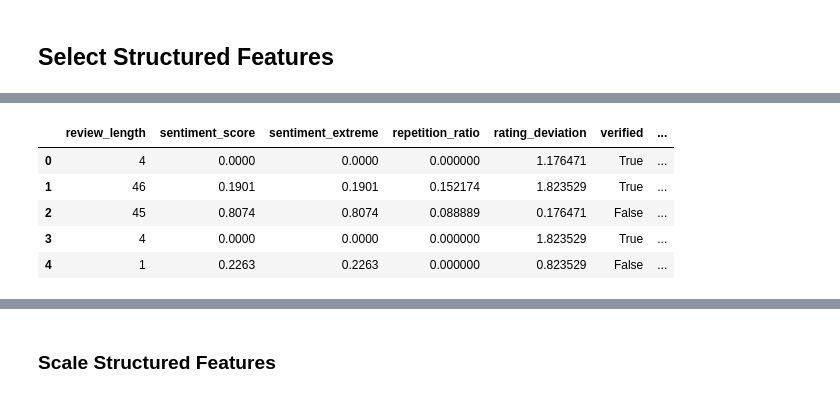
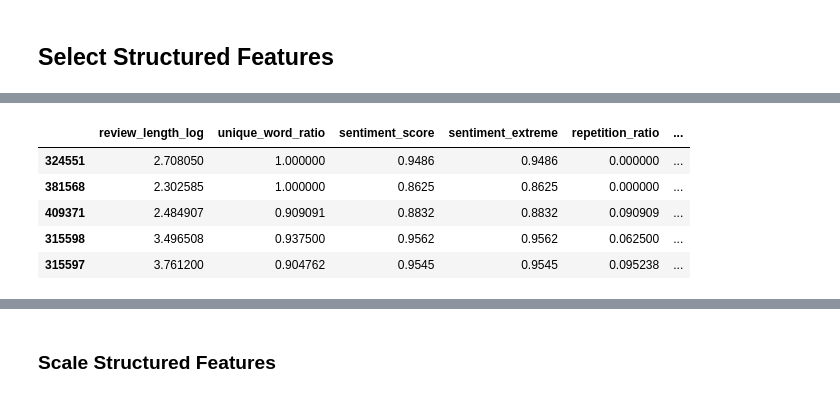
Before and after one commit to YashasviJadav03/Context_Aware_Trust_Scoring_Recommendation, a Jupyter notebook: notebooks/06_feature_engineering.ipynb, the cells around one changed output, grey strips where cells are left out. Drawn from its saved outputs; the diff is of its cells as text; code cells hidden in the pictures.

```diff
--- a/notebooks/06_feature_engineering.ipynb
+++ b/notebooks/06_feature_engineering.ipynb
@@ -166,0 +186,6 @@ df['burst_indicator'] = (df['daily_count'] > threshold).astype(int)
+# %%
+df['extreme_rating'] = df['rating'].isin([1,5]).astype(int)
+df['user_extreme_ratio'] = df.groupby('user_id')['extreme_rating'].transform('mean')
+
+df['user_daily_reviews'] = df.groupby(['user_id','review_day'])['user_id'].transform('count')
+df['user_burst_flag'] = (df['user_daily_reviews'] > 3).astype(int)
@@ -166,0 +194,3 @@ df['burst_indicator'] = (df['daily_count'] > threshold).astype(int)
+# %%
+df['product_rating_std'] = df.groupby('product_id')['rating'].transform('std').fillna(0)
+df['product_popularity_log'] = np.log1p(df['product_review_count'])
@@ -166,0 +199,4 @@ df['burst_indicator'] = (df['daily_count'] > threshold).astype(int)
+# %%
+df = df.sort_values(['product_id','review_date'])
+df['prev_review_time'] = df.groupby('product_id')['review_date'].shift(1)
+df['review_time_gap'] = (df['review_date'] - df['prev_review_time']).dt.days.fillna(0)
@@ -167,32 +205,41 @@ df['burst_indicator'] = (df['daily_count'] > threshold).astype(int)
+# %%
+df['user_product_diversity'] = df.groupby('user_id')['product_id'].transform('nunique')
+df['product_user_diversity'] = df.groupby('product_id')['user_id'].transform('nunique')
 # %% [markdown]
 ## Select Structured Features
 # %%
-structured_features = df[
-    [
-        # NLP structured
-        'review_length',
-        'sentiment_score',
-        'sentiment_extreme',
-        'repetition_ratio',
-        'rating_deviation',
-        'verified',
-
-        # User
-        'user_review_count',
-        'user_rating_variance',
-        'user_avg_rating_deviation',
-        'user_review_frequency',
-
-        # Product
-        'product_review_count',
-        'product_rating_variance',
-
-        # Temporal
-        'days_since_first_review',
-        'review_density',
-        'burst_indicator'
-    ]
+desired_features = [
+    "review_length_log",
+    "unique_word_ratio",
+    "sentiment_score",
+    "sentiment_extreme",
+    "repetition_ratio",
+    "hyperbolic_ratio",
+    "exclamation_count",
+    "question_count",
+    "rating_deviation",
+    "user_review_count",
+    "user_rating_variance",
+    "user_extreme_ratio",
+    "user_review_frequency",
+    "user_product_diversity",
+    "product_review_count",
+    "product_rating_std",
+    "product_popularity_log",
+    "product_user_diversity",
+    "days_since_first_review",
+    "review_density",
+    "review_time_gap",
+    "burst_indicator"
 ]
 
+# Keep only features that actually exist
+existing_features = [f for f in desired_features if f in df.columns]
+
+structured_features = df[existing_features]
+
+print("Using features:", existing_features)
+print("Total structured features:", len(existing_features))
+
 structured_features.head()
 # %% [output]
@@ -199,6 +248,6 @@ structured_features.head()
-|  | review_length | sentiment_score | sentiment_extreme | repetition_ratio | rating_deviation | verified | ... |
-| 0 | 4 | 0.0000 | 0.0000 | 0.000000 | 1.176471 | True | ... |
-| 1 | 46 | 0.1901 | 0.1901 | 0.152174 | 1.823529 | True | ... |
-| 2 | 45 | 0.8074 | 0.8074 | 0.088889 | 0.176471 | False | ... |
-| 3 | 4 | 0.0000 | 0.0000 | 0.000000 | 1.823529 | True | ... |
-| 4 | 1 | 0.2263 | 0.2263 | 0.000000 | 0.823529 | False | ... |
+|  | review_length_log | unique_word_ratio | sentiment_score | sentiment_extreme | repetition_ratio | ... |
+| 324551 | 2.708050 | 1.000000 | 0.9486 | 0.9486 | 0.000000 | ... |
+| 381568 | 2.302585 | 1.000000 | 0.8625 | 0.8625 | 0.000000 | ... |
+| 409371 | 2.484907 | 0.909091 | 0.8832 | 0.8832 | 0.090909 | ... |
+| 315598 | 3.496508 | 0.937500 | 0.9562 | 0.9562 | 0.062500 | ... |
+| 315597 | 3.761200 | 0.904762 | 0.9545 | 0.9545 | 0.095238 | ... |
```
Also changed, not shown: parts of 15 cells of this notebook, 3 other files.
